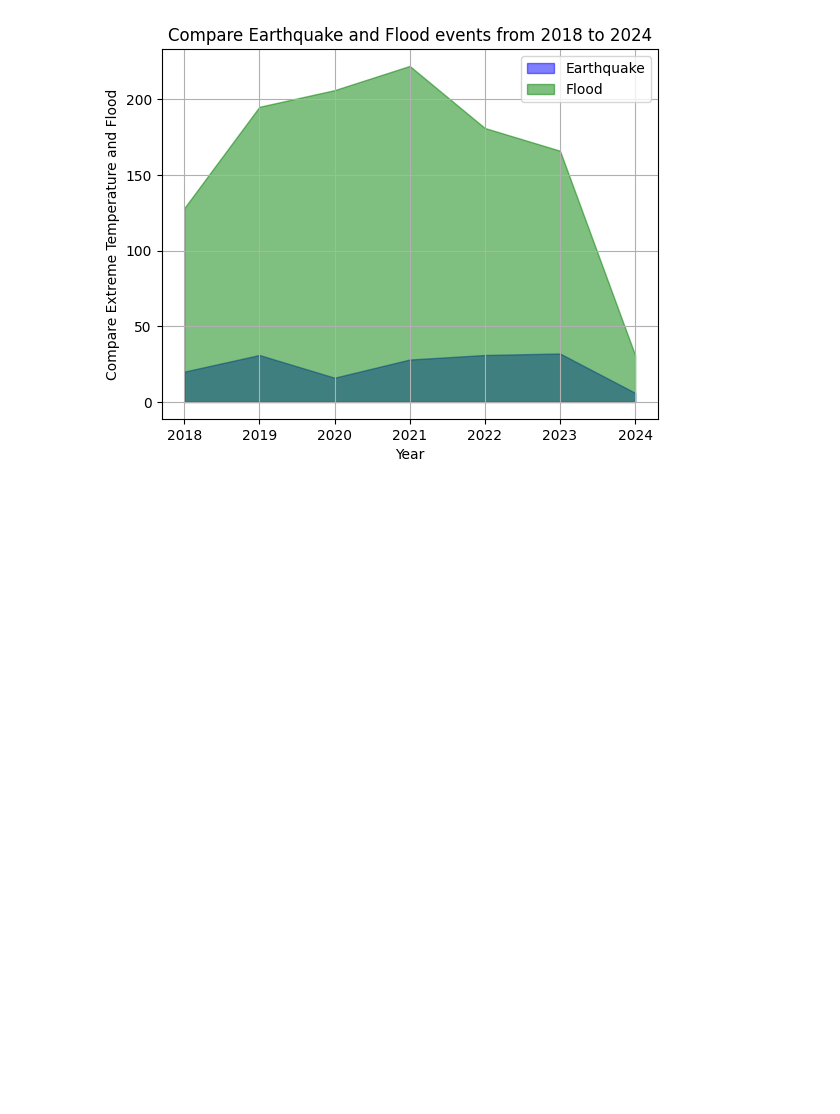
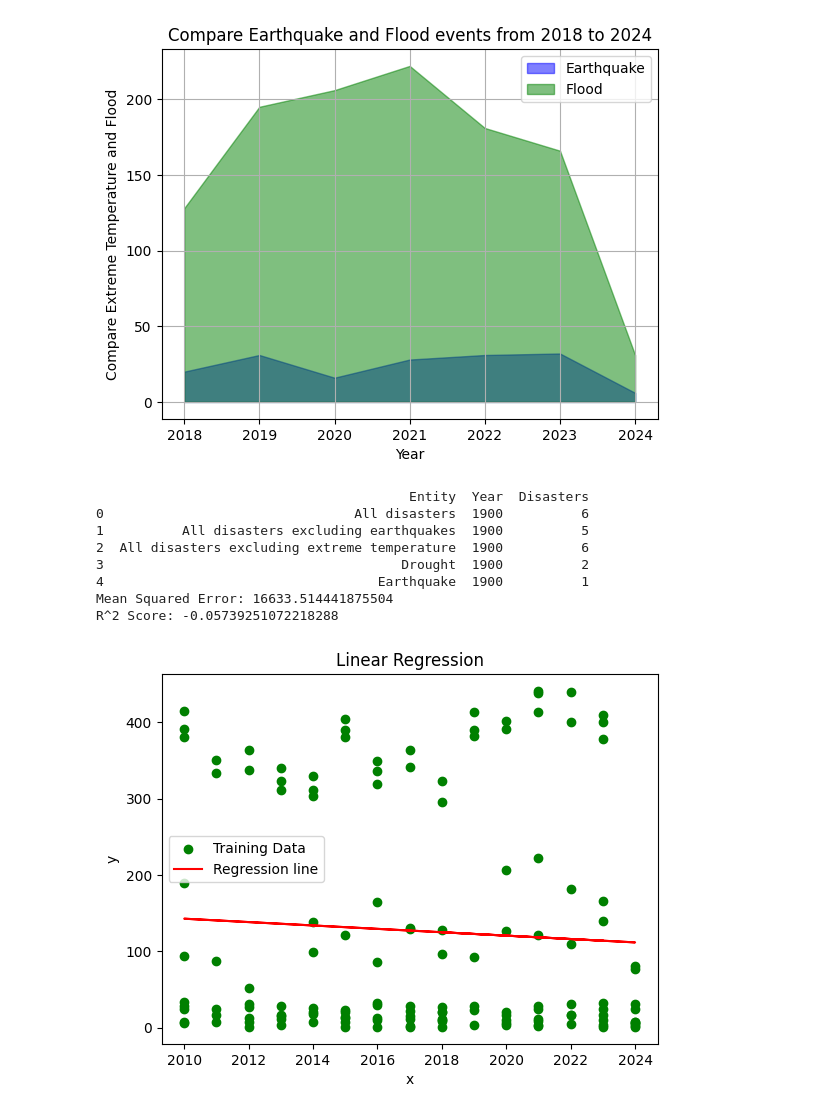
Before and after one commit to MihirDixit14/Natural-Disaster-Survey, a Jupyter notebook: Disaster.ipynb, the cells around one changed output. Drawn from its saved outputs; the diff is of its cells as text; code cells hidden in the pictures; blank space fills up the shorter version.

Commit message:
linear Regression

```diff
--- a/Disaster.ipynb
+++ b/Disaster.ipynb
@@ -72,3 +72,40 @@ plt.legend()
 plt.show()
 # %% [output]
 [figure]
+# %%
+from sklearn.model_selection import train_test_split
+from sklearn.linear_model import LinearRegression
+from sklearn.metrics import mean_squared_error, r2_score
+
+
+
+df = pd.read_csv(r'./disaster-events new.csv')
+print(df.head())
+df_filtered = df[df['Entity']=='Earthquakes']
+x=df_filtered[['Year']]
+y=df_filtered[['Disasters']]
+x_train, x_test, y_train, y_test=train_test_split(x,y,test_size=0.2, random_state=42)
+model=LinearRegression()
+model.fit(x_train, y_train)
+y_pred=model.predict(x_test)
+mse=mean_squared_error(y_test,y_pred)
+r2=r2_score(y_test, y_pred)
+print(f'Mean Squared Error: {mse}')
+print(f'R^2 Score: {r2}')
+plt.scatter(x_train,y_train, color='green', label='Training Data')
+plt.plot(x_train, model.predict(x_train), color='red', label='Regression line')
+plt.xlabel('x')
+plt.ylabel('y')
+plt.title('Linear Regression')
+plt.legend()
+plt.show()
+# %% [output]
+                                        Entity  Year  Disasters
+0                                All disasters  1900          6
+1          All disasters excluding earthquakes  1900          5
+2  All disasters excluding extreme temperature  1900          6
+3                                      Drought  1900          2
+4                                   Earthquake  1900          1
+Mean Squared Error: 16633.514441875504
+R^2 Score: -0.05739251072218288
+[figure, added]
```
